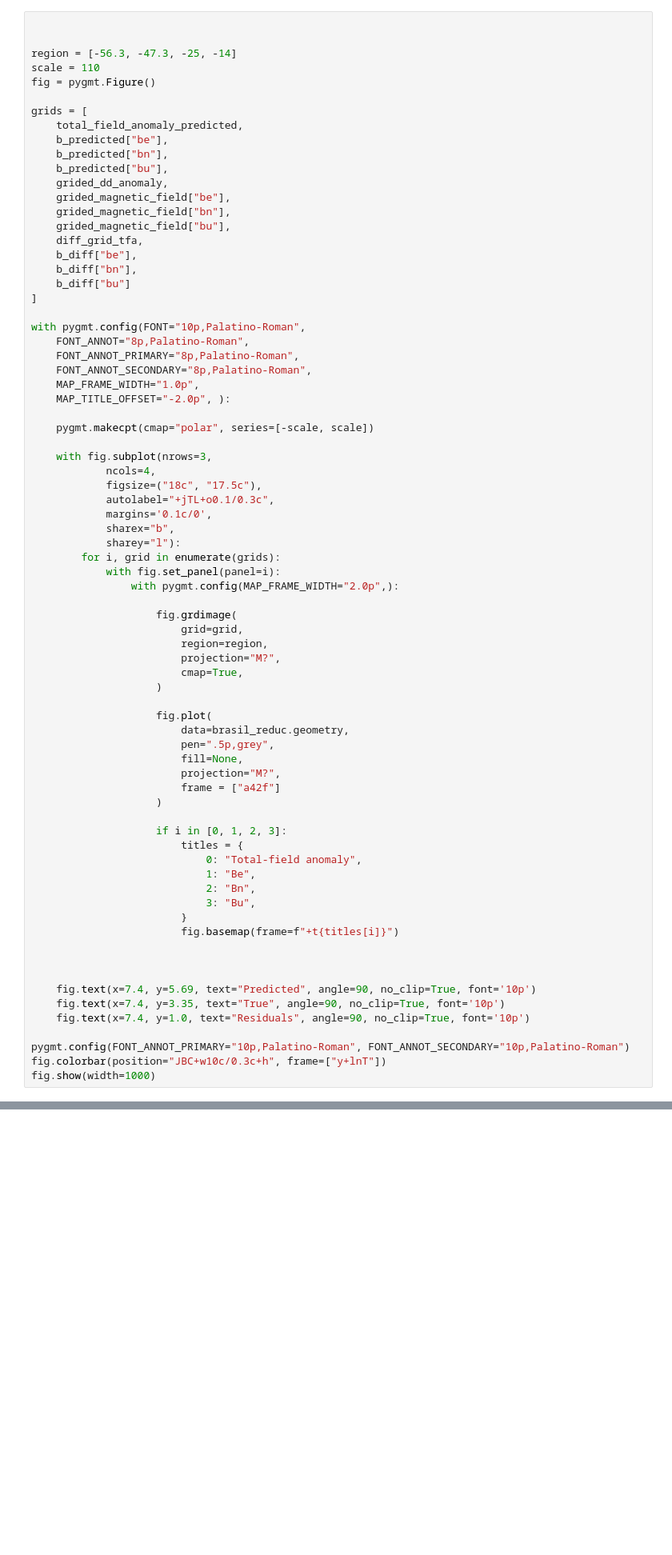
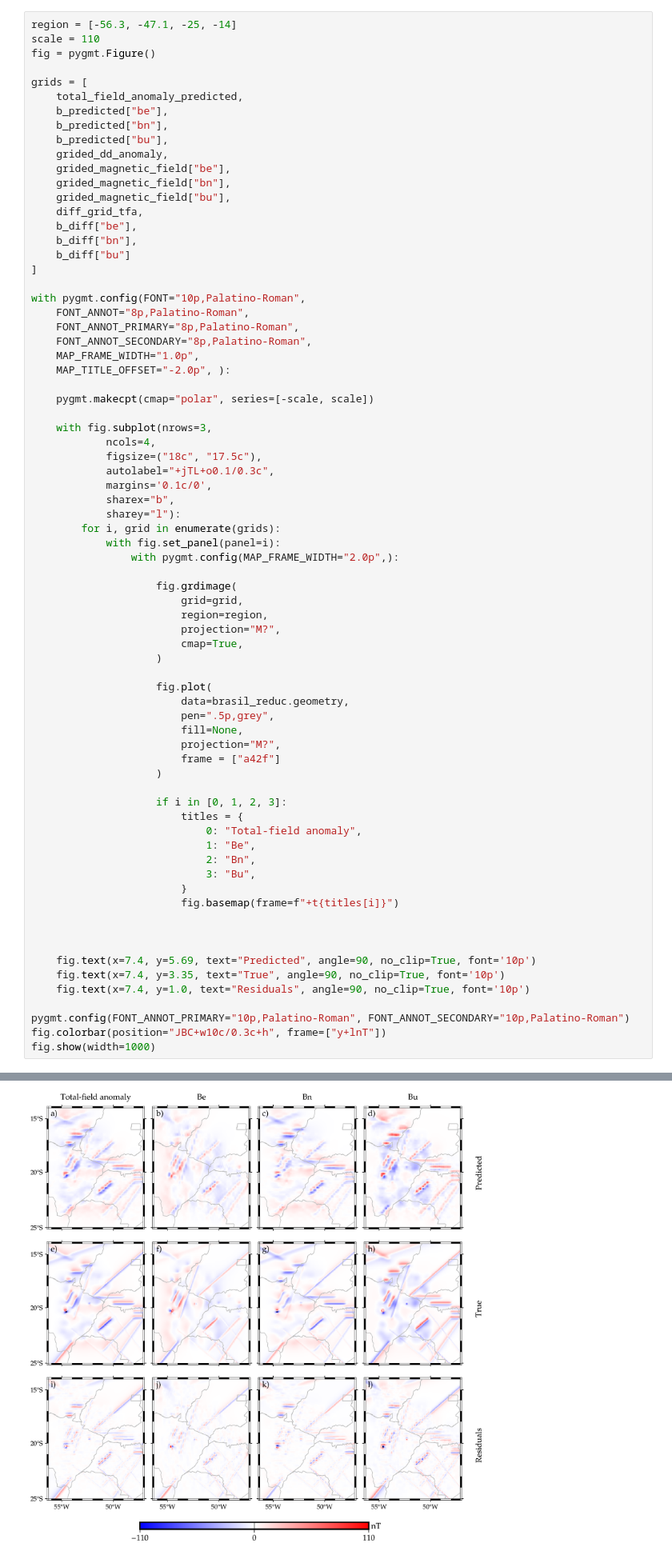
Before and after one commit to compgeolab/eqs-magnetic-spherical, a Jupyter notebook: code/03-parana-basin-syntetic-dual-layer.ipynb, the cells around one changed output, grey strips where cells are left out. Shown at 80% size. Drawn from its saved outputs; the diff is of its cells as text; blank space fills up the shorter version.

Commit message:
Final figure of the discrete data with the True TFA, Deep and Shallow and it residuals

```diff
--- a/code/03-parana-basin-syntetic-dual-layer.ipynb
+++ b/code/03-parana-basin-syntetic-dual-layer.ipynb
@@ -1252,7 +1194,5 @@ brasil_reduc = brasil.simplify(0.05)
 # %%
-
-
-region = [-56.3, -47.3, -25, -14]
+region = [-56.3, -47.1, -25, -14]
 scale = 110
 fig = pygmt.Figure()
 
@@ -1328,0 +1268 @@ Error:
+[figure, added]
```
Also changed, not shown: parts of 12 cells of this notebook.
